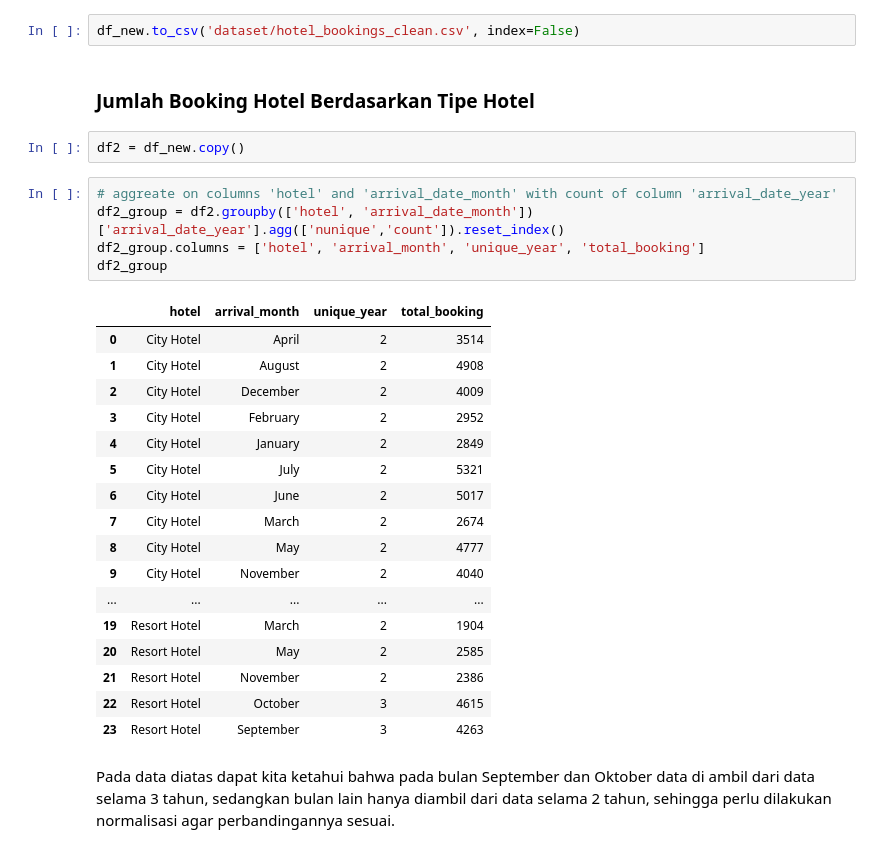
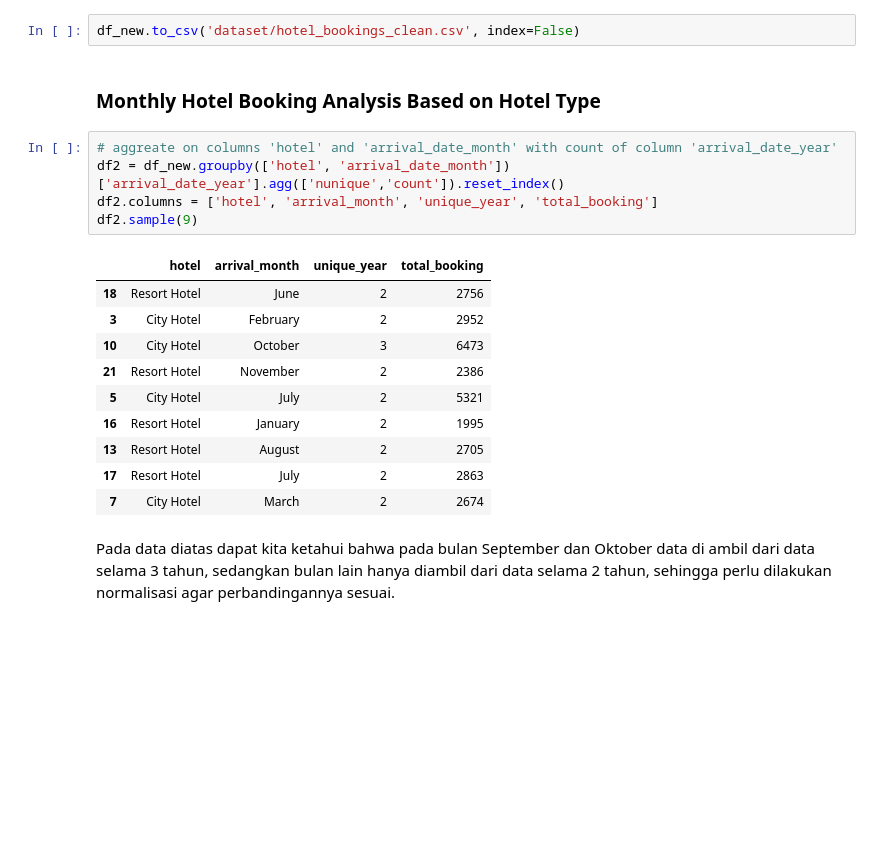
Before and after one commit to masendhy/investigate_hotel_business, a Jupyter notebook: Investigate_Hotel_Business.ipynb, the cells around one changed output. Saved outputs shown, nothing was run; the diff lists cells and outputs as text; blank space fills up the shorter version.

```diff
--- a/Investigate_Hotel_Business.ipynb
+++ b/Investigate_Hotel_Business.ipynb
@@ -250,33 +267,24 @@ dtypes: float64(1), int64(20), object(9)
 memory usage: 20.2+ MB
 # %%
 df_new.to_csv('dataset/hotel_bookings_clean.csv', index=False)
-# %% [markdown]
-### **Jumlah Booking Hotel Berdasarkan Tipe Hotel**
-# %%
-df2 = df_new.copy()
+# %% [markdown]
+### **Monthly Hotel Booking Analysis Based on Hotel Type**
 # %%
 # aggreate on columns 'hotel' and 'arrival_date_month' with count of column 'arrival_date_year'
-df2_group = df2.groupby(['hotel', 'arrival_date_month'])['arrival_date_year'].agg(['nunique','count']).reset_index()
-df2_group.columns = ['hotel', 'arrival_month', 'unique_year', 'total_booking']
-df2_group
+df2 = df_new.groupby(['hotel', 'arrival_date_month'])['arrival_date_year'].agg(['nunique','count']).reset_index()
+df2.columns = ['hotel', 'arrival_month', 'unique_year', 'total_booking']
+df2.sample(9)
 # %% [output]
 |  | hotel | arrival_month | unique_year | total_booking |
-| 0 | City Hotel | April | 2 | 3514 |
-| 1 | City Hotel | August | 2 | 4908 |
-| 2 | City Hotel | December | 2 | 4009 |
+| 18 | Resort Hotel | June | 2 | 2756 |
 | 3 | City Hotel | February | 2 | 2952 |
-| 4 | City Hotel | January | 2 | 2849 |
+| 10 | City Hotel | October | 3 | 6473 |
+| 21 | Resort Hotel | November | 2 | 2386 |
 | 5 | City Hotel | July | 2 | 5321 |
-| 6 | City Hotel | June | 2 | 5017 |
+| 16 | Resort Hotel | January | 2 | 1995 |
+| 13 | Resort Hotel | August | 2 | 2705 |
+| 17 | Resort Hotel | July | 2 | 2863 |
 | 7 | City Hotel | March | 2 | 2674 |
-| 8 | City Hotel | May | 2 | 4777 |
-| 9 | City Hotel | November | 2 | 4040 |
-| ... | ... | ... | ... | ... |
-| 19 | Resort Hotel | March | 2 | 1904 |
-| 20 | Resort Hotel | May | 2 | 2585 |
-| 21 | Resort Hotel | November | 2 | 2386 |
-| 22 | Resort Hotel | October | 3 | 4615 |
-| 23 | Resort Hotel | September | 3 | 4263 |
 # %% [markdown]
 Pada data diatas dapat kita ketahui bahwa pada bulan September dan Oktober data di ambil dari data selama 3 tahun, sedangkan bulan lain hanya diambil dari data selama 2 tahun, sehingga perlu dilakukan normalisasi agar perbandingannya sesuai.
 # %%
```
Also changed, not shown: parts of 16 cells of this notebook.
